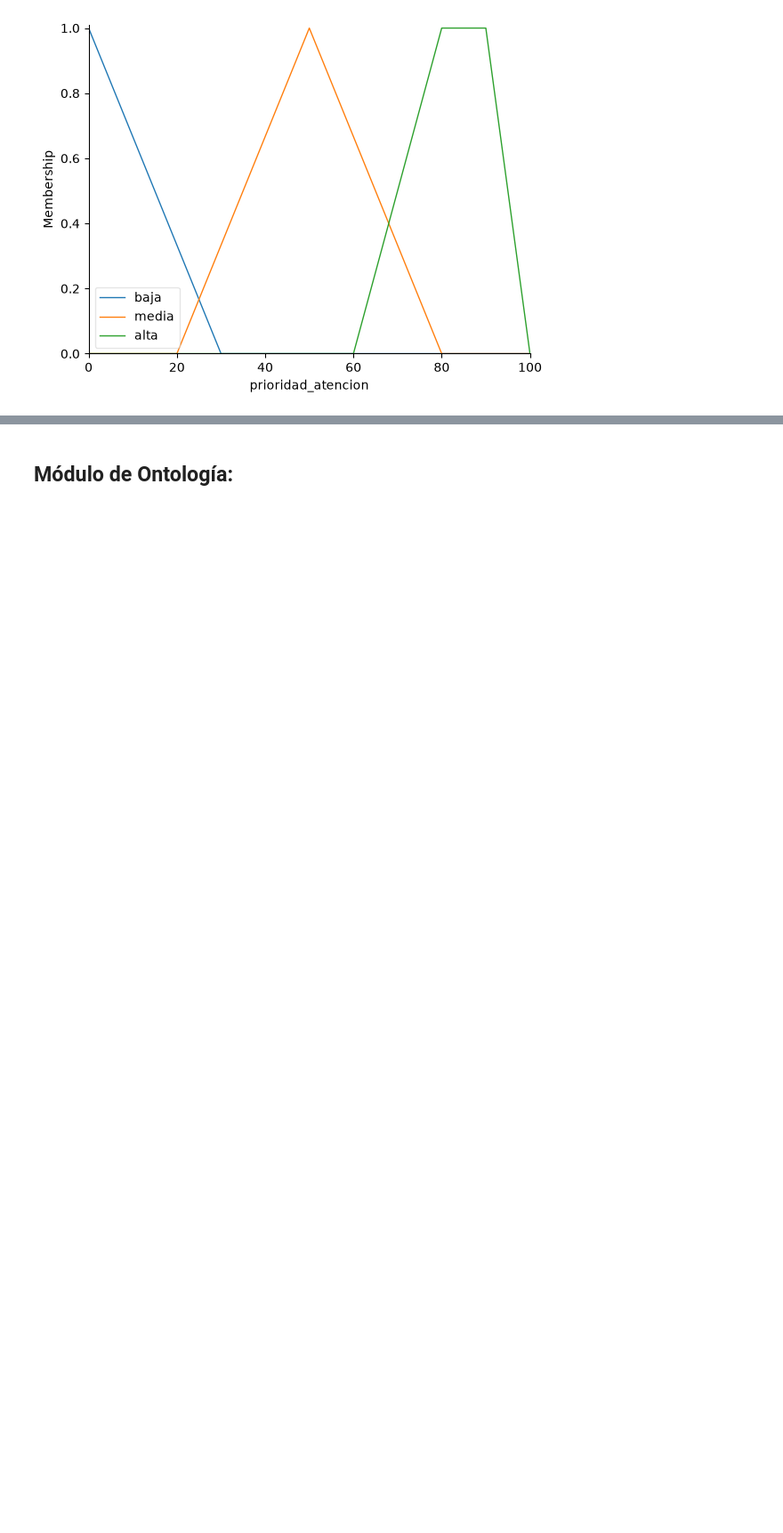
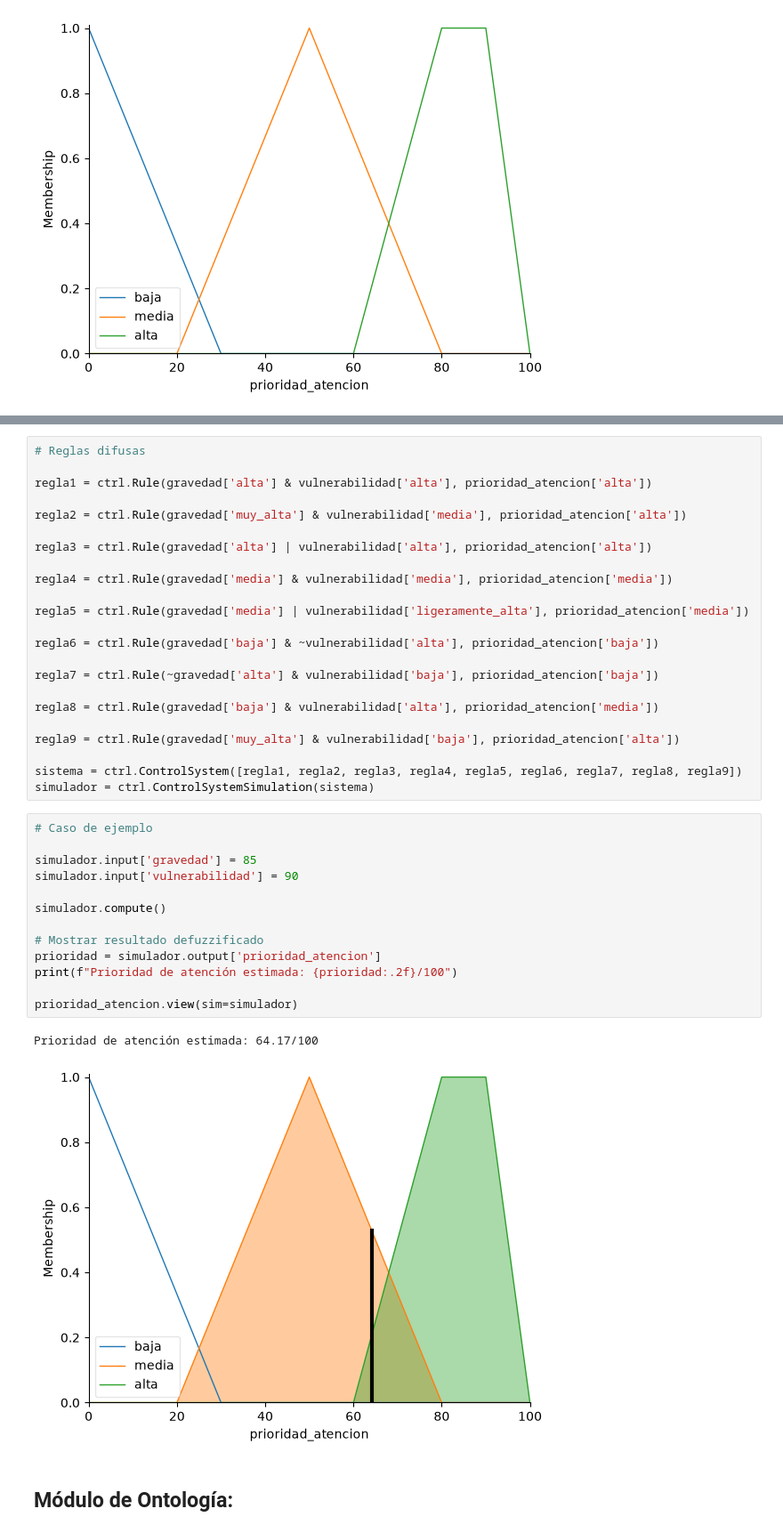
Before and after one commit to JeroHoyos/sistema-hibrido-en-asistencia-juridica, a Jupyter notebook: sistema_hibrido.ipynb, the cells around one changed output, grey strips where cells are left out. Shown at 89% size. Cells and saved outputs as stored; diff of their text form; blank space fills up the shorter version.

Commit message:
feat: subiendo sistema difuso completo

```diff
--- a/sistema_hibrido.ipynb
+++ b/sistema_hibrido.ipynb
@@ -247,2 +265,41 @@ prioridad_atencion.view()
+# %%
+# Reglas difusas
+
+regla1 = ctrl.Rule(gravedad['alta'] & vulnerabilidad['alta'], prioridad_atencion['alta'])
+
+regla2 = ctrl.Rule(gravedad['muy_alta'] & vulnerabilidad['media'], prioridad_atencion['alta'])
+
+regla3 = ctrl.Rule(gravedad['alta'] | vulnerabilidad['alta'], prioridad_atencion['alta'])
+
+regla4 = ctrl.Rule(gravedad['media'] & vulnerabilidad['media'], prioridad_atencion['media'])
+
+regla5 = ctrl.Rule(gravedad['media'] | vulnerabilidad['ligeramente_alta'], prioridad_atencion['media'])
+
+regla6 = ctrl.Rule(gravedad['baja'] & ~vulnerabilidad['alta'], prioridad_atencion['baja'])
+
+regla7 = ctrl.Rule(~gravedad['alta'] & vulnerabilidad['baja'], prioridad_atencion['baja'])
+
+regla8 = ctrl.Rule(gravedad['baja'] & vulnerabilidad['alta'], prioridad_atencion['media'])
+
+regla9 = ctrl.Rule(gravedad['muy_alta'] & vulnerabilidad['baja'], prioridad_atencion['alta'])
+
+sistema = ctrl.ControlSystem([regla1, regla2, regla3, regla4, regla5, regla6, regla7, regla8, regla9])
+simulador = ctrl.ControlSystemSimulation(sistema)
+# %%
+# Caso de ejemplo
+
+simulador.input['gravedad'] = 85
+simulador.input['vulnerabilidad'] = 90
+
+simulador.compute()
+
+# Mostrar resultado defuzzificado
+prioridad = simulador.output['prioridad_atencion']
+print(f"Prioridad de atención estimada: {prioridad:.2f}/100")
+
+prioridad_atencion.view(sim=simulador)
+# %% [output]
+Prioridad de atención estimada: 64.17/100
+[figure, added]
 # %% [markdown]
 ## Módulo de Ontología:
```
Also changed, not shown: parts of 4 cells of this notebook, 1 other file.
